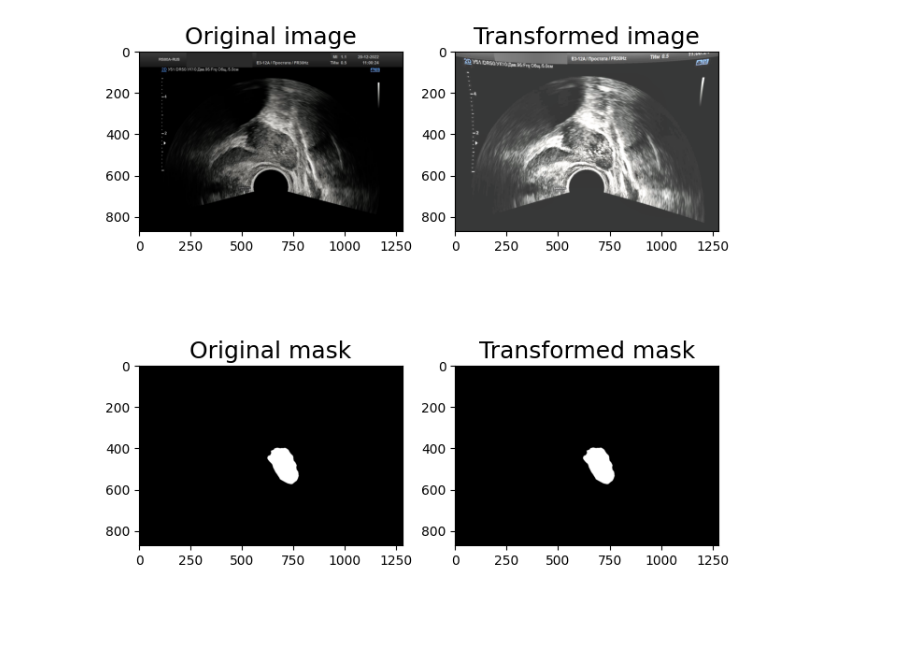
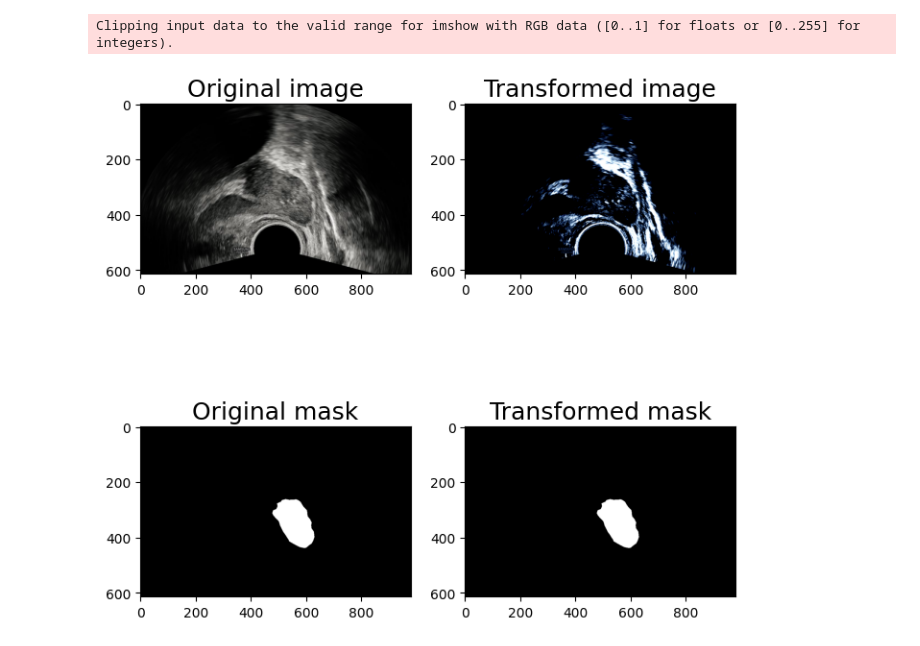
Before and after one commit to DmitriyLT03/ProstaScan-Analysis-of-Trus-images-Prostate-Cancer-ML, a Jupyter notebook: test_albu.ipynb, the cells around one changed output. Drawn from its saved outputs; the diff is of its cells as text; code cells hidden in the pictures; blank space fills up the shorter version.

```diff
--- a/test_albu.ipynb
+++ b/test_albu.ipynb
@@ -50,52 +50,55 @@ clear_images, clear_masks = preprocess.load_folder()
 #             A.PadIfNeeded(
 #                 min_height=128,
 #                 min_width=128,
 #                 p=0.5
 #             )
 #         ], p=1),
 #         # A.OneOf([
 #         #     A.ElasticTransform(
 #         #         alpha=120,
 #         #         sigma=120 * 0.05,
 #         #         alpha_affine=120 * 0.03,
 #         #         p=0.5
 #         #     ),
 #         #     A.GridDistortion(p=0.5),
 #         #     A.OpticalDistortion(
 #         #         distort_limit=10,
 #         #         shift_limit=0.2,
 #         #         p=1
 #         #     )
 #         # ], p=0.8)
 
 # )
 aug = A.Compose([
-    A.OneOf([
-        A.CropNonEmptyMaskIfExists(
-            height=256,
-            width=256,
-            ignore_values=None,
-            ignore_channels=None,
-            always_apply=False,
-            p=1.0
-        ),
-        A.PadIfNeeded(min_height=256, min_width=256, p=0.5)
-    ], p=1),
-    A.VerticalFlip(p=0.5),
-    A.RandomRotate90(p=0.5),
-    A.OneOf([
-        A.ElasticTransform(alpha=120, sigma=120 * 0.05, alpha_affine=120 * 0.03, p=0.5),
-        A.GridDistortion(p=0.5),
-        A.OpticalDistortion(distort_limit=2, shift_limit=0.5, p=1)
-        ], p=0.8),
-    A.CLAHE(p=0.8),
-    A.RandomBrightnessContrast(p=0.8),
-    A.RandomGamma(p=0.8)])
+    # A.OneOf([
+    #     A.CropNonEmptyMaskIfExists(
+    #         height=256,
+    #         width=256,
+    #         ignore_values=None,
+    #         ignore_channels=None,
+    #         always_apply=False,
+    #         p=1.0
+    #     ),
+    #     A.PadIfNeeded(min_height=256, min_width=256, p=0.5)
+    # ], p=1),
+    # A.VerticalFlip(p=0.5),
+    # A.RandomRotate90(p=0.5),
+    # A.OneOf([
+    #     A.ElasticTransform(alpha=120, sigma=120 * 0.05, alpha_affine=120 * 0.03, p=0.5),
+    #     A.GridDistortion(p=0.5),
+    #     A.OpticalDistortion(distort_limit=2, shift_limit=0.5, p=1)
+    #     ], p=0.8),
+    # A.CLAHE(p=0.8),
+    # A.RandomBrightnessContrast(p=0.8),
+    # A.RandomGamma(p=0.8)
+    A.Normalize(mean=(0.485, 0.456, 0.406), std=(0.229, 0.224, 0.225), max_pixel_value=255.0, always_apply=False, p=1.0)
+    ])
 
 augmented = aug(image=clear_images[0], mask=clear_masks[0])
 
 image_padded = augmented['image']
 mask_padded = augmented['mask']
 visualize(image_padded, mask_padded, original_image=clear_images[0], original_mask=clear_masks[0])
 # %% [output]
+Clipping input data to the valid range for imshow with RGB data ([0..1] for floats or [0..255] for integers).
-[figure, old version]
+[figure, new version]
```
Also changed, not shown: 2 other files.
